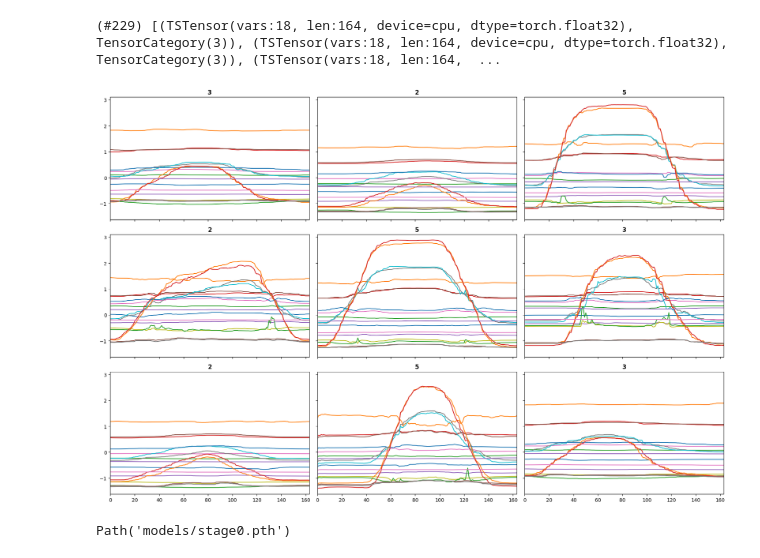
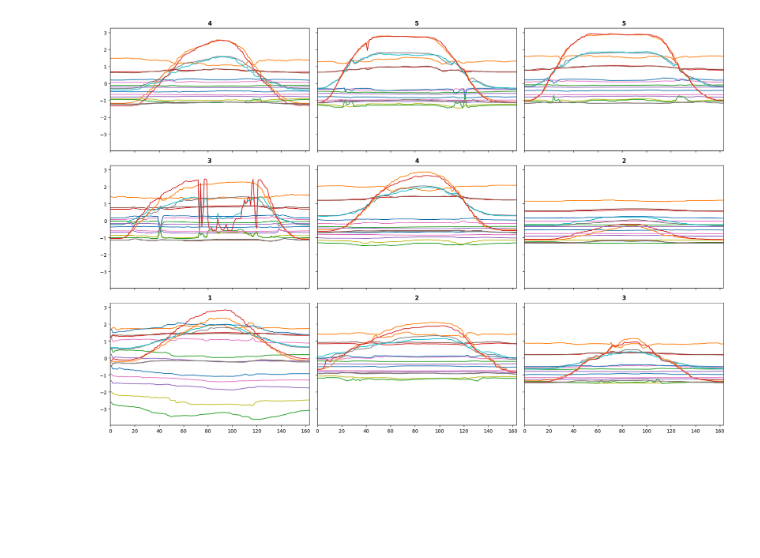
Before and after one commit to GitGabbo/IOR-Rehab-Thesis, a Jupyter notebook: models_trainer.ipynb, the cells around one changed output. Drawn from its saved outputs; the diff is of its cells as text; code cells hidden in the pictures; blank space fills up the shorter version.

Commit message:
Added auto-trainer and predictor

```diff
--- a/models_trainer.ipynb
+++ b/models_trainer.ipynb
@@ -49,0 +5,21 @@ X, y, splits
+# %%
+# initialization variables
+show_splitting_dist = True
+show_images = True
+find_best_lr = True
+
+ex_number = 5
+frame_number = "mean" # mean, max or min
+target = "width" # goal, width, head, shoulders or trunk
+epochs_number = 20
+batch_size = 32
+# %%
+# get training data
+X = np.array(extracted_data_reader.read_data_ex(ex_number=ex_number, frame_number=frame_number))
+Y = extracted_data_reader.read_target_ex(ex_number=ex_number)
+TARGETS_LABELS = ["goal","width","head","shoulders","trunk"]
+# %%
+# load target data
+y = [y[TARGETS_LABELS.index(target)] for y in Y]
+
+print(len(y))
@@ -50,18 +33,19 @@ X, y, splits
 # %%
+# create datasets
 tfms  = [None, [Categorize()]]
-dsets = TSDatasets(X, y, tfms=tfms, splits=splits, inplace=True)
-dsets
+dsets = []
+for split in splits:
+    dsets.append(TSDatasets(X, y, splits=split, tfms=tfms, inplace=True))
-# %% [output]
-(#229) [(TSTensor(vars:18, len:164, device=cpu, dtype=torch.float32), TensorCategory(3)), (TSTensor(vars:18, len:164, device=cpu, dtype=torch.float32), TensorCategory(3)), (TSTensor(vars:18, len:164,  ...
 # %%
-dls = TSDataLoaders.from_dsets(dsets.train, dsets.valid, bs=[64, 128], batch_tfms=[TSStandardize()], num_workers=0)
+# load datasets
+dls = TSDataLoaders.from_dsets(*dsets, bs=batch_size, batch_tfms=[TSStandardize()], num_workers=0)
+if show_images: dls.show_batch(sharey=True)
+# %% [output]
+[figure, added]
-# %%
-dls.show_batch(sharey=True)
-# %% [output]
-[figure, removed]
 # %%
+# create model
 model = InceptionTime(dls.vars, dls.c)
+
+# create learner
 learn = Learner(dls, model, metrics=accuracy)
-learn.save('stage0')
+# if find_best_lr: learn.lr_find()
-# %% [output]
-Path('models/stage0.pth')
```
Also changed, not shown: parts of 16 cells of this notebook, 2 other files.
